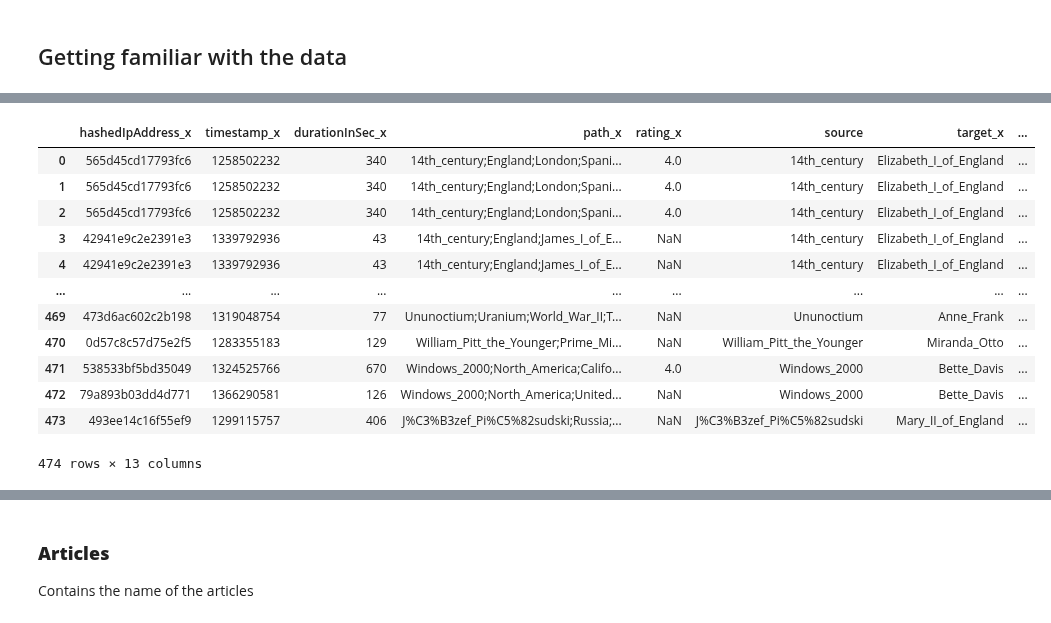
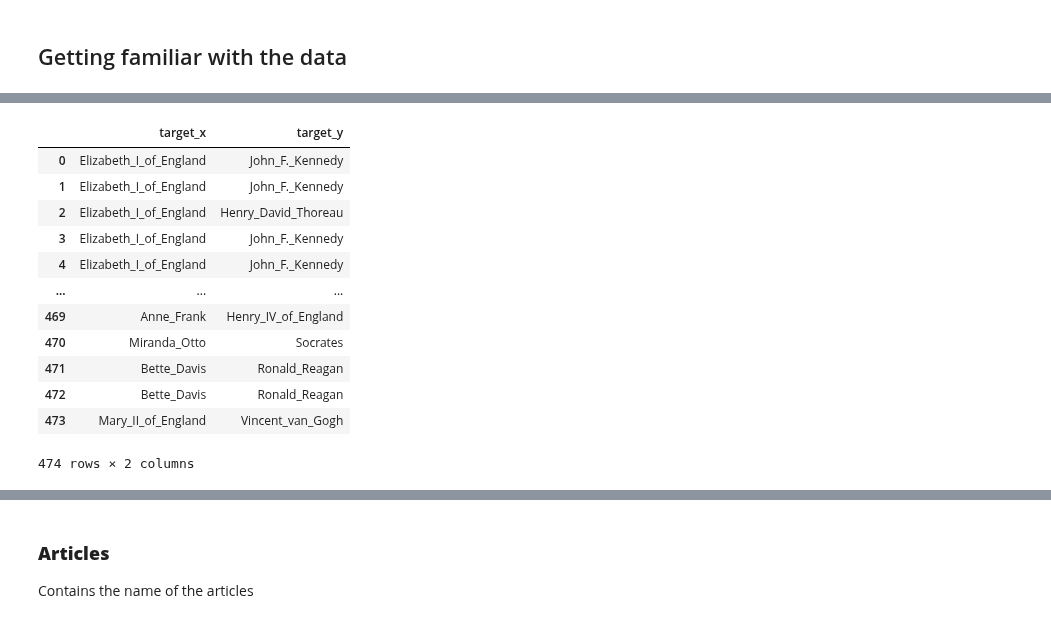
Before and after one commit to epfl-ada/ada-2022-project-metadata, a Jupyter notebook: vala.ipynb, the cells around one changed output, grey strips where cells are left out. Cells and saved outputs as stored; diff of their text form; code cells hidden in the pictures.

```diff
--- a/vala.ipynb
+++ b/vala.ipynb
@@ -30,7 +32,8 @@ paths = paths_finished["path"].str.split(";", n = 1, expand = True)
 
 
 paths_finished['source'] = paths_finished['path'].str.split(';').str[0]
+paths_unfinished['source'] = paths_unfinished['path'].str.split(';').str[0]
 paths_finished['target'] = paths_finished['path'].str.split(';').str[-1]
-print(paths_finished)
+
 (paths_finished.groupby('source')['path'].count()).loc[lambda x: x > 1].sort_values(ascending = False)
 # %% [output]
@@ -67,31 +53,46 @@ Name: path, Length: 4028, dtype: int64
 # %%
 women = pd.read_csv(FEMALES, sep=',', names=['Name', 'Subject'], skiprows=1)
 women.head()
 
 
 womenName = women['Name']
 people = categories.loc[list(map(lambda x: x.startswith('subject.People.'), categories['category']))]
 menName = people[~people['article'].isin(womenName)]['article']
 
 paths_women_target = paths_finished[paths_finished['target'].isin(womenName)]
+#paths_women_target = paths_women_target.merge(categories, left_on=['target'], right_on=['article'], how='inner')
+
+unpaths_women_target = paths_unfinished[paths_unfinished['target'].isin(womenName)]
+#unpaths_women_target = unpaths_women_target.merge(categories, left_on=['target'], right_on=['article'], how='inner')
+
+
+
+unpaths_men_target = paths_unfinished[paths_unfinished['target'].isin(menName)]
+#unpaths_men_target = unpaths_men_target.merge(categories, left_on=['target'], right_on=['article'], how='inner')
 
 paths_men_target = paths_finished[paths_finished['target'].isin(menName)]
+#paths_men_target = paths_men_target.merge(categories, left_on=['target'], right_on=['article'], how='inner')
 #paths_men_target
 paths_women_target
 
 combinations = paths_women_target.merge(paths_men_target, on=['source'], how='inner')
-combinations
+combinations_uf = unpaths_women_target.merge(paths_men_target, on=['source'], how='inner')
+combinations_um = paths_women_target.merge(unpaths_men_target, on=['source'], how='inner')
+#uncombinations = unpaths_women_target.merge(unpaths_men_target, on=['source'], how='inner')
+#df = combinations[combinations['category_x'] == combinations['category_y']]
+#df
+combinations[['target_x','target_y']]
 # %% [output]
-|  | hashedIpAddress_x | timestamp_x | durationInSec_x | path_x | rating_x | source | target_x | ... |
-| 0 | 565d45cd17793fc6 | 1258502232 | 340 | 14th_century;England;London;Spani... | 4.0 | 14th_century | Elizabeth_I_of_England | ... |
-| 1 | 565d45cd17793fc6 | 1258502232 | 340 | 14th_century;England;London;Spani... | 4.0 | 14th_century | Elizabeth_I_of_England | ... |
-| 2 | 565d45cd17793fc6 | 1258502232 | 340 | 14th_century;England;London;Spani... | 4.0 | 14th_century | Elizabeth_I_of_England | ... |
-| 3 | 42941e9c2e2391e3 | 1339792936 | 43 | 14th_century;England;James_I_of_E... | NaN | 14th_century | Elizabeth_I_of_England | ... |
-| 4 | 42941e9c2e2391e3 | 1339792936 | 43 | 14th_century;England;James_I_of_E... | NaN | 14th_century | Elizabeth_I_of_England | ... |
-| ... | ... | ... | ... | ... | ... | ... | ... | ... |
-| 469 | 473d6ac602c2b198 | 1319048754 | 77 | Ununoctium;Uranium;World_War_II;T... | NaN | Ununoctium | Anne_Frank | ... |
-| 470 | 0d57c8c57d75e2f5 | 1283355183 | 129 | William_Pitt_the_Younger;Prime_Mi... | NaN | William_Pitt_the_Younger | Miranda_Otto | ... |
-| 471 | 538533bf5bd35049 | 1324525766 | 670 | Windows_2000;North_America;Califo... | 4.0 | Windows_2000 | Bette_Davis | ... |
-| 472 | 79a893b03dd4d771 | 1366290581 | 126 | Windows_2000;North_America;United... | NaN | Windows_2000 | Bette_Davis | ... |
-| 473 | 493ee14c16f55ef9 | 1299115757 | 406 | J%C3%B3zef_Pi%C5%82sudski;Russia;... | NaN | J%C3%B3zef_Pi%C5%82sudski | Mary_II_of_England | ... |
+|  | target_x | target_y |
+| 0 | Elizabeth_I_of_England | John_F._Kennedy |
+| 1 | Elizabeth_I_of_England | John_F._Kennedy |
+| 2 | Elizabeth_I_of_England | Henry_David_Thoreau |
+| 3 | Elizabeth_I_of_England | John_F._Kennedy |
+| 4 | Elizabeth_I_of_England | John_F._Kennedy |
+| ... | ... | ... |
+| 469 | Anne_Frank | Henry_IV_of_England |
+| 470 | Miranda_Otto | Socrates |
+| 471 | Bette_Davis | Ronald_Reagan |
+| 472 | Bette_Davis | Ronald_Reagan |
+| 473 | Mary_II_of_England | Vincent_van_Gogh |
-474 rows × 13 columns
+474 rows × 2 columns
```
Also changed, not shown: parts of 8 cells of this notebook.
